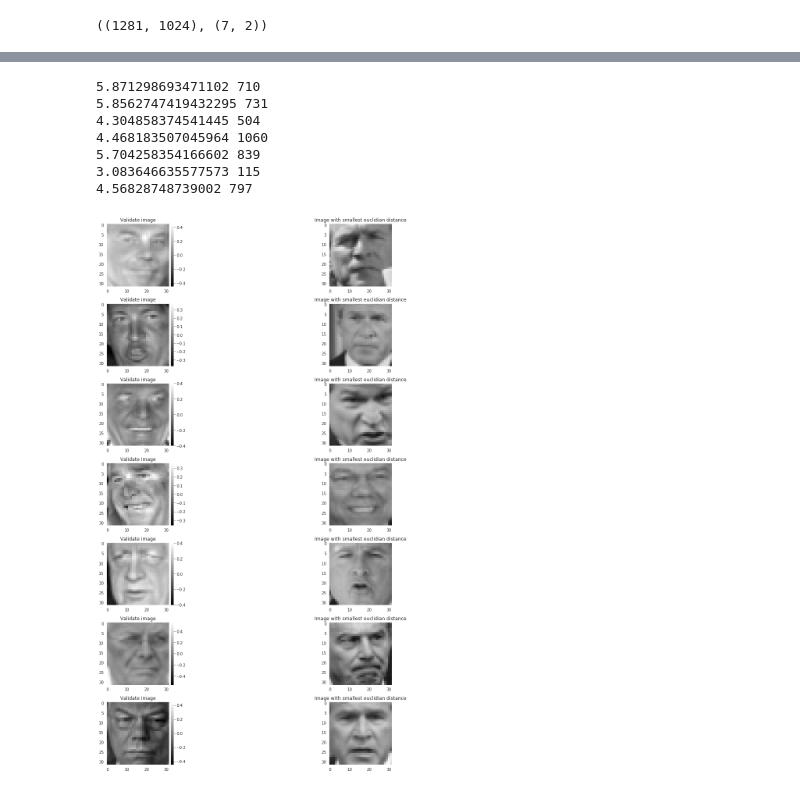
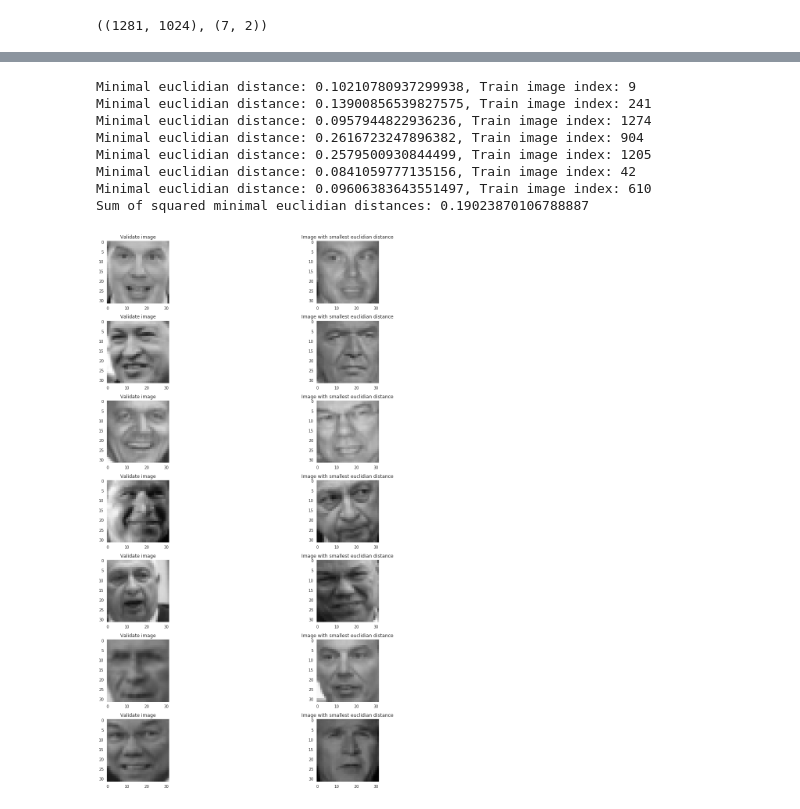
Before and after one commit to hekrause/htwg_mldl, a Jupyter notebook: Uebungen/Uebung02/Notebooks/work.ipynb, the cells around one changed output, grey strips where cells are left out. Drawn from its saved outputs; the diff is of its cells as text; code cells hidden in the pictures.

```diff
--- a/Uebungen/Uebung02/Notebooks/work.ipynb
+++ b/Uebungen/Uebung02/Notebooks/work.ipynb
@@ -201,6 +203,7 @@ tar_file_name = "../data/"+filename+".tgz"
 untar_file_name = "../data/"
 wget.download(url, tar_file_name) if not os.path.isfile(tar_file_name) else print("File already downloaded.")
 tarfile.open(tar_file_name, "r:gz").extractall(untar_file_name) if not os.path.isdir(untar_file_name+dirname) else print("File already extracted.")
+scale_size = 32
 # %% [output]
 File already downloaded.
 File already extracted.
@@ -210,7 +213,7 @@ def process_img(img):
     y_l, y_u = 90, 185
     x_l, x_u = 80, 170
     img_cropped = img[y_l:y_u, x_l:x_u]
-    img_scaled = ski.transform.resize(img_cropped, (32, 32), anti_aliasing=True)
+    img_scaled = ski.transform.resize(img_cropped, (scale_size, scale_size), anti_aliasing=True)
     img_flatten = img_scaled.flatten()
     return img_flatten
 # %%
@@ -259,10 +285,11 @@ spec = gridspec.GridSpec(ncols=ncols, nrows=nrows, figure=fig)
 for i in range(nrows):
     for j in range(ncols):
         ax = fig.add_subplot(spec[i, j])
-        img = eigen_vectors[i * ncols + j].reshape(32, 32)
+        img = eigen_vectors[i * ncols + j].reshape(scale_size, scale_size)
         min_val = img.min()
         img -= min_val
         max_val = img.max()
         img *= (255 / max_val)
+        img = np.asarray(img, dtype=np.uint8)
         ski.io.imshow(img, ax=ax, cmap="gray")
 # %% [output]
@@ -270,12 +296,0 @@ for i in range(nrows):
-# %%
-fig = plt.figure(figsize=(15,10))
-spec = gridspec.GridSpec(ncols=7, nrows=1, figure=fig)
-for i in range(7):
-        ax = fig.add_subplot(spec[0, i])
-        img = validate[i, 0] - train.mean(axis=0)
-        img = img.reshape(32, 32)
-        min_val = img.min()
-        img -= min_val
-        max_val = img.max()
-        img *= (255 / max_val)
-        ski.io.imshow(img, ax=ax, cmap="gray")
@@ -284,35 +297,63 @@ for i in range(7):
 # %%
+train = []
+validate = []
+for path, dirs, files in os.walk(untar_file_name):
+    if len(files) >= 70:
+        name = path.split("/")[-1]
+        valid_index = randrange(0, len(files))
+        for i in range(len(files)):
+            if i == valid_index:
+                continue
+            img = ski.io.imread(os.path.join(path, files[i]), as_gray=True)
+            img_processed = process_img(img)
+            train.append(img_processed)
+        img = ski.io.imread(os.path.join(path, files[valid_index]), as_gray=True)
+        validate.append([process_img(img), name])
+
+train = np.asarray(train)
+validate = np.asarray(validate)
+
+dim = 1024
+n_faces = 7
+data_whitened, eigen_values, principal_components, projected_data, eigen_vectors = pca(train, dim)
+
 train_m = train - train.mean(axis=0)
-train_p = train_m @ eigen_vectors[:, :7]
+train_var = train_m / train_m.std(axis=0)
+train_p = train_var @ eigen_vectors[:, :n_faces]
 
 fig = plt.figure(figsize=(30,20))
 spec = gridspec.GridSpec(ncols=2, nrows=7, figure=fig)
+sum_val = 0
 for i in range(7):
-    validate_img = validate[i, 0] - train.mean(axis=0)
-    validate_img_p = validate_img @ eigen_vectors[:, :7]
+    validate_img_m = validate[i, 0] - train.mean(axis=0)
+    validate_img_var = validate_img_m / train_m.std(axis=0)
+    validate_img_p = validate_img_var @ eigen_vectors[:, :n_faces]
 
     min_index = 0
     min_val = np.inf
     for j in range(1281):
-        min_tmp = np.linalg.norm(train_p[j] - validate_img_p)
+        min_tmp = np.linalg.norm(train_p[j] - validate_img_p) / n_faces
         if min_tmp < min_val:
             min_val = min_tmp
             min_index = j
-    print(min_val, min_index)
+    print("Minimal euclidian distance: {}, Train image index: {}".format(min_val, min_index))
+    sum_val += min_val**2
     ax1 = fig.add_subplot(spec[i, 0])
     ax2 = fig.add_subplot(spec[i, 1])
     ax1.set_title("Validate image")
     ax2.set_title("Image with smallest euclidian distance")
-    validate_img = validate_img.reshape(32, 32)
-    img = train[min_index].reshape(32, 32)
+    validate_img = validate[i, 0].reshape(scale_size, scale_size)
+    train_img = train[min_index].reshape(scale_size, scale_size)
     ski.io.imshow(validate_img, cmap="gray", ax=ax1)
-    ski.io.imshow(img, cmap="gray", ax=ax2)
+    ski.io.imshow(train_img, cmap="gray", ax=ax2)
+print("Sum of squared minimal euclidian distances: {}".format(sum_val))
 # %% [output]
-5.871298693471102 710
-5.8562747419432295 731
-4.304858374541445 504
-4.468183507045964 1060
-5.704258354166602 839
-3.083646635577573 115
-4.56828748739002 797
+Minimal euclidian distance: 0.10210780937299938, Train image index: 9
+Minimal euclidian distance: 0.13900856539827575, Train image index: 241
+Minimal euclidian distance: 0.0957944822936236, Train image index: 1274
+Minimal euclidian distance: 0.2616723247896382, Train image index: 904
+Minimal euclidian distance: 0.2579500930844499, Train image index: 1205
+Minimal euclidian distance: 0.0841059777135156, Train image index: 42
+Minimal euclidian distance: 0.09606383643551497, Train image index: 610
+Sum of squared minimal euclidian distances: 0.19023870106788887
-[figure, old version]
+[figure, new version]
```
Also changed, not shown: parts of 10 cells of this notebook.
